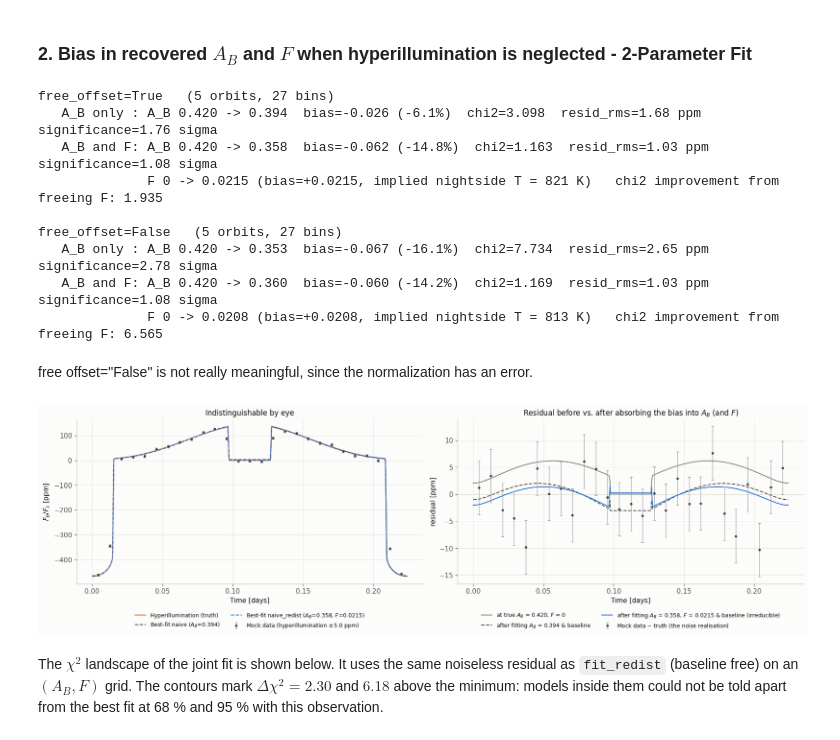
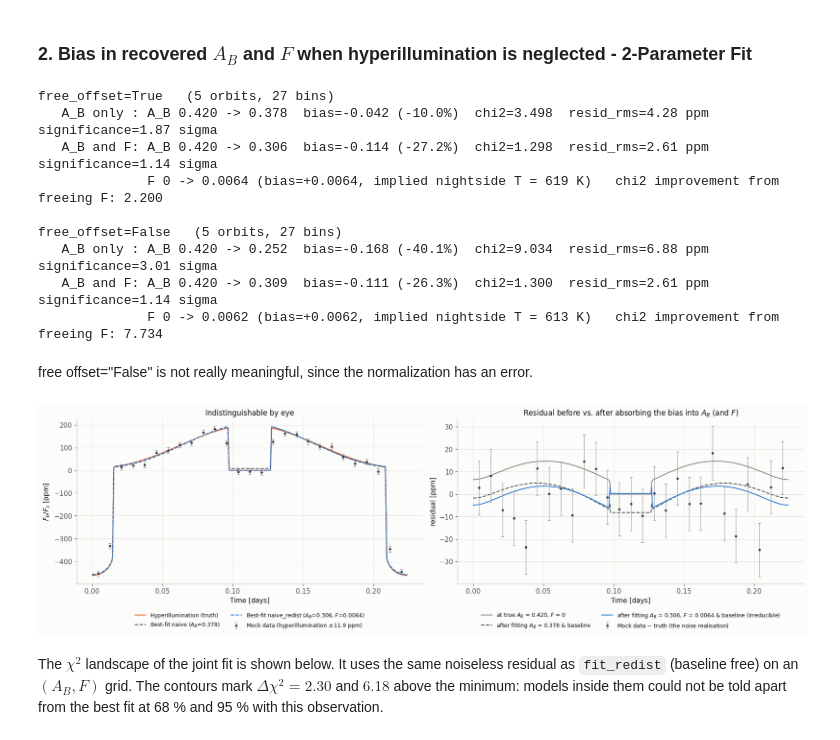
Before and after one commit to JonasSpiller/HyperPhase, a Jupyter notebook: HI PhaseCurve Fitting/F_AB_Bias.ipynb, the cells around one changed output. Cells and saved outputs as stored; diff of their text form; code cells hidden in the pictures.

```diff
--- a/HI PhaseCurve Fitting/F_AB_Bias.ipynb
+++ b/HI PhaseCurve Fitting/F_AB_Bias.ipynb
@@ -43,13 +43,13 @@ A_model = ConstantBandAlbedo(.1) # Band-integrated albedo of rocky surface fixed
 # A_model = ScaledBandAlbedo(1.) # Band-integrated albedo in MIR of rocky surface set to A=A_B (probably overestimate).
 # %%
 # Filter to be used
-instrument, instrument_pandexo = "JWST_NIRSpec.G395H_NRS1", "NIRSpec G395H"  # "MIRI/LRS", "MIRI LRS"
+instrument =  "MIRI/LRS" # "JWST_NIRSpec.G395H_NRS1", "MIRI/LRS", "MIRI/F1280W"
 filter_path = filter_loc(instrument)
 lambda_range = filter_lambda(instrument)
 # %%
 # Instrument Parameters
 n_bins = 27 # number of bins in one orbit
 minutes_binning = period*24*60/n_bins # bin width [minutes]
-sigma_1min = rms_1min(run_pandexo(planet.name, instrument_pandexo, t14_h=planet.T14), planet.T14, filter_lambda(instrument))
+sigma_1min = rms_1min(planet, instrument)
 n_orbits = 5 # number of orbits observed (3 orbits has been done)
 # %% [output]
@@ -176,10 +176,10 @@ for name, ylabel, signal in views:
 _, truth = model_pcurve(cfg, "hyperillum", A_B_true)
 
 # sqrt(chi2) is S_perp, the truth-to-manifold distance in sigma_bin units — NOT a sigma under any standard test.
-# Fitted-vs-fitted discrimination: E[Lambda] = S_perp^2, sd = 2*S_perp, so the significance is S_perp/2 = 0.88 sigma. As goodness of fit: S_perp^2/sqrt(2*(n_bins-2)) = 0.39 sigma. Neither is the 1.76 printed. bias/sigma is the criterion; this line is a distance.
+# Fitted-vs-fitted discrimination: E[Lambda] = S_perp^2, sd = 2*S_perp, so the significance is S_perp/2. As goodness of fit: S_perp^2/sqrt(2*(n_bins-2)). Neither is the significance printed. bias/sigma is the criterion; this line is a distance.
 for free_offset in (True, False):
     A_fit, chi2, rms = fit_naive(cfg, truth, free_offset=free_offset)
-    A_fit2, F_fit2, chi2_2, rms_2 = fit_redist(cfg, truth, free_offset=free_offset, A_B_start=A_fit)
+    A_fit2, F_fit2, chi2_2, rms_2 = fit_redist(cfg, truth, free_offset=free_offset)
     T_night = float(surface_temperature(np.pi, planet, "naive_redist", A_B=A_fit2, F=F_fit2))   # nightside temperature the joint fit implies (the truth's antistellar point is at 0 K)
     print(f"free_offset={free_offset}   ({cfg.n_orbits} orbits, {cfg.n_bins} bins)")
     print(f"   A_B only : A_B {A_B_true:.3f} -> {A_fit:.3f}  bias={A_fit-A_B_true:+.3f} ({100*(A_fit-A_B_true)/A_B_true:+.1f}%)  "
@@ -190,52 +190,52 @@ for free_offset in (True, False):
           f"chi2 improvement from freeing F: {chi2 - chi2_2:.3f}\n")
 # %% [output]
 free_offset=True   (5 orbits, 27 bins)
-   A_B only : A_B 0.420 -> 0.394  bias=-0.026 (-6.1%)  chi2=3.098  resid_rms=1.68 ppm  significance=1.76 sigma
-   A_B and F: A_B 0.420 -> 0.358  bias=-0.062 (-14.8%)  chi2=1.163  resid_rms=1.03 ppm  significance=1.08 sigma
-              F 0 -> 0.0215 (bias=+0.0215, implied nightside T = 821 K)   chi2 improvement from freeing F: 1.935
+   A_B only : A_B 0.420 -> 0.378  bias=-0.042 (-10.0%)  chi2=3.498  resid_rms=4.28 ppm  significance=1.87 sigma
+   A_B and F: A_B 0.420 -> 0.306  bias=-0.114 (-27.2%)  chi2=1.298  resid_rms=2.61 ppm  significance=1.14 sigma
+              F 0 -> 0.0064 (bias=+0.0064, implied nightside T = 619 K)   chi2 improvement from freeing F: 2.200
 
 free_offset=False   (5 orbits, 27 bins)
-   A_B only : A_B 0.420 -> 0.353  bias=-0.067 (-16.1%)  chi2=7.734  resid_rms=2.65 ppm  significance=2.78 sigma
-   A_B and F: A_B 0.420 -> 0.360  bias=-0.060 (-14.2%)  chi2=1.169  resid_rms=1.03 ppm  significance=1.08 sigma
-              F 0 -> 0.0208 (bias=+0.0208, implied nightside T = 813 K)   chi2 improvement from freeing F: 6.565
+   A_B only : A_B 0.420 -> 0.252  bias=-0.168 (-40.1%)  chi2=9.034  resid_rms=6.88 ppm  significance=3.01 sigma
+   A_B and F: A_B 0.420 -> 0.309  bias=-0.111 (-26.3%)  chi2=1.300  resid_rms=2.61 ppm  significance=1.14 sigma
+              F 0 -> 0.0062 (bias=+0.0062, implied nightside T = 613 K)   chi2 improvement from freeing F: 7.734
 # %% [markdown]
 free offset="False" is not really meaningful, since the normalization has an error.
 # %%
 # before vs after absorbing the bias into A_B (naive) or into A_B and F (naive_redist)
 t_, truth = model_pcurve(cfg, "hyperillum", A_B_true)
 A_fit, _, _  = fit_naive(cfg, truth)
-A_fit2, F_fit2, _, _ = fit_redist(cfg, truth, A_B_start=A_fit)
+A_fit2, F_fit2, _, _ = fit_redist(cfg, truth)
 naive_0   = model_pcurve(cfg, "naive", A_B_true)[1]   # at the true values: A_B_true, F = 0
 naive_f   = model_pcurve(cfg, "naive", A_fit)[1]
 naive_f   = naive_f + (truth - naive_f).mean()
 redist_f  = model_pcurve(cfg, "naive_redist", A_fit2, F=F_fit2)[1]
 redist_f  = redist_f + (truth - redist_f).mean()
 
 # Mock observation, as in 1.: one draw ~ N(mean = hyperillumination truth, std = sigma_bin) per bin
 tb, yb_truth = bin_curve(t_, truth, minutes_binning)
 y_data = yb_truth + np.random.default_rng(43).normal(0., sigma_bin, size=yb_truth.size)   # same seed as the mock data in 1.
 
 fig, ax = plt.subplots(1, 2, figsize=(18, 5.5))
 # left: truth vs both best fits
 ax[0].errorbar(tb, y_data, yerr=sigma_bin, label=rf"Mock data (hyperillumination $\pm\,{sigma_bin:.1f}$ ppm)", **MOCK_KW)
 ax[0].plot(t_, truth,    lw=1.5, color=C_HI, label="Hyperillumination (truth)")
 ax[0].plot(t_, naive_f,  lw=1.5, ls="--", color=C_NAIVE, label=f"Best-fit naive ($A_B$={A_fit:.3f})")
 ax[0].plot(t_, redist_f, lw=1.5, ls="--", color=C_REDIST, label=f"Best-fit naive_redist ($A_B$={A_fit2:.3f}, $F$={F_fit2:.4f})")
 ax[0].set_ylabel(r"$F_p/F_s$ [ppm]"); ax[0].set_xlabel("Time [days]")
 ax[0].set_title("Indistinguishable by eye")
 # right: all residuals on one axes, with the same mock data as the noise the bias has to beat
 ax[1].axhline(0., color=AXIS, lw=.8, zorder=1)
 ax[1].errorbar(tb, y_data - yb_truth, yerr=sigma_bin, label=r"Mock data $-$ truth (the noise realisation)", **MOCK_KW)
 ax[1].plot(t_, truth - naive_0,  lw=1.5, color=MUTED, label=rf"at true $A_B$ = {A_B_true:.3f}, $F$ = 0")
 ax[1].plot(t_, truth - naive_f,  lw=1.5, ls="--", color=C_NAIVE, label=rf"after fitting $A_B$ = {A_fit:.3f} & baseline")
 ax[1].plot(t_, truth - redist_f, lw=1.5, color=C_REDIST, label=rf"after fitting $A_B$ = {A_fit2:.3f}, $F$ = {F_fit2:.4f} & baseline (irreducible)")
 ax[1].set_ylabel("residual [ppm]"); ax[1].set_xlabel("Time [days]")
 ax[1].set_title(r"Residual before vs. after absorbing the bias into $A_B$ (and $F$)")
 for a_ in ax: a_.legend(fontsize=9, loc="upper center", bbox_to_anchor=(0.5, -0.14), ncol=2)
 fig.tight_layout()
 plt.show()
 # %% [output]
-[figure, old version]
+[figure, new version]
 # %% [markdown]
 The $\chi^2$ landscape of the joint fit is shown below. It uses the same noiseless residual as `fit_redist` (baseline free) on an $(A_B, F)$ grid. The contours mark $\Delta\chi^2 = 2.30$ and $6.18$ above the minimum: models inside them could not be told apart from the best fit at 68 % and 95 % with this observation.
 # %%
```
Also changed, not shown: parts of 16 cells of this notebook, 12 other files.
